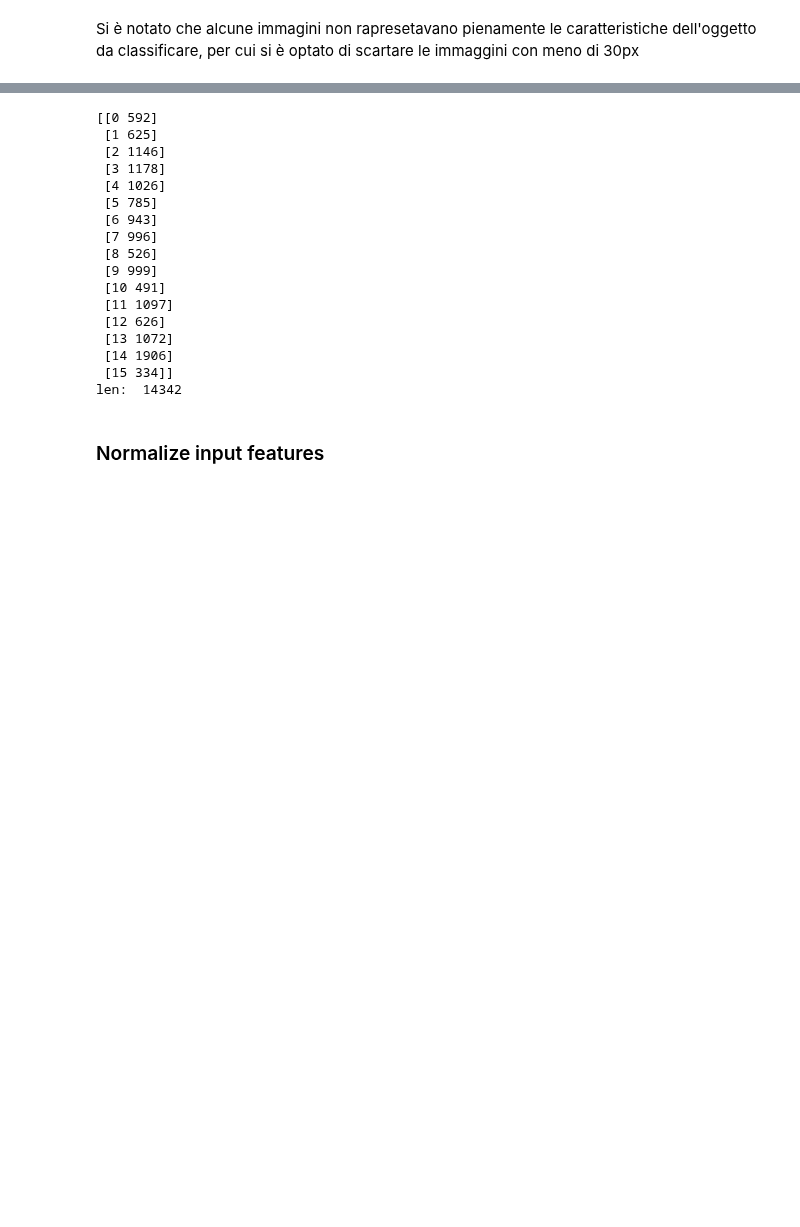
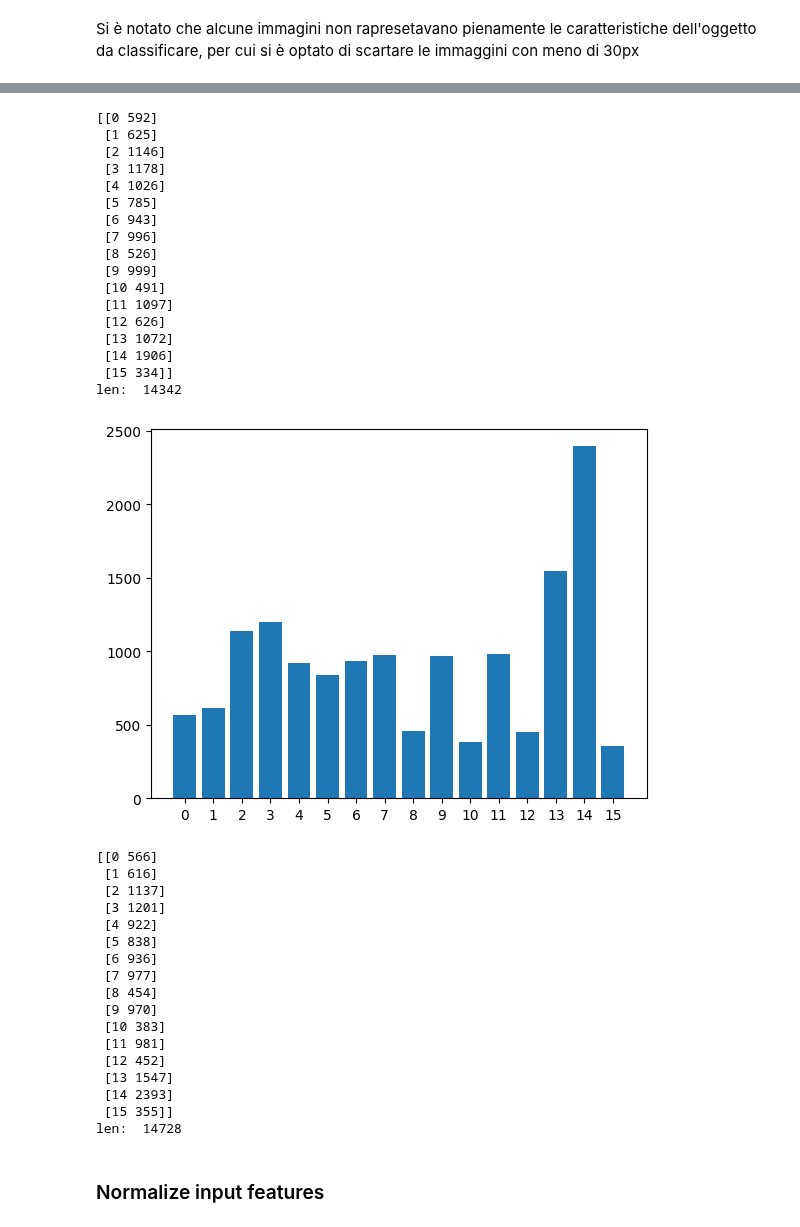
Before and after one commit to wredan/deep-learning-project, a Jupyter notebook: domain_adapt_notebook.ipynb, the cells around one changed output, grey strips where cells are left out. Drawn from its saved outputs; the diff is of its cells as text; code cells hidden in the pictures; blank space fills up the shorter version.

```diff
--- a/domain_adapt_notebook.ipynb
+++ b/domain_adapt_notebook.ipynb
@@ -474,9 +350,11 @@ Si è notato che alcune immagini non rapresetavano pienamente le caratteristiche
 # %%
 dm.filter_train()
 dm.filter_val()
+dm.filter_test()
 
 dm.train_preanalysis()
 dm.val_preanalysis()
+dm.test_preanalysis()
 # %% [output]
 [figure]
 [[0 1173]
@@ -487,33 +365,51 @@ dm.val_preanalysis()
  [5 1692]
  [6 1964]
  [7 2165]
  [8 1401]
  [9 3120]
  [10 1333]
  [11 1539]
  [12 866]
  [13 2235]
  [14 3756]
  [15 884]]
 len:  30034
 [figure]
 [[0 592]
  [1 625]
  [2 1146]
  [3 1178]
  [4 1026]
  [5 785]
  [6 943]
  [7 996]
  [8 526]
  [9 999]
  [10 491]
  [11 1097]
  [12 626]
  [13 1072]
  [14 1906]
  [15 334]]
 len:  14342
+[figure, added]
+[[0 566]
+ [1 616]
+ [2 1137]
+ [3 1201]
+ [4 922]
+ [5 838]
+ [6 936]
+ [7 977]
+ [8 454]
+ [9 970]
+ [10 383]
+ [11 981]
+ [12 452]
+ [13 1547]
+ [14 2393]
+ [15 355]]
+len:  14728
 # %% [markdown]
 ### Normalize input features
 # %%
```
Also changed, not shown: parts of 21 cells of this notebook.
